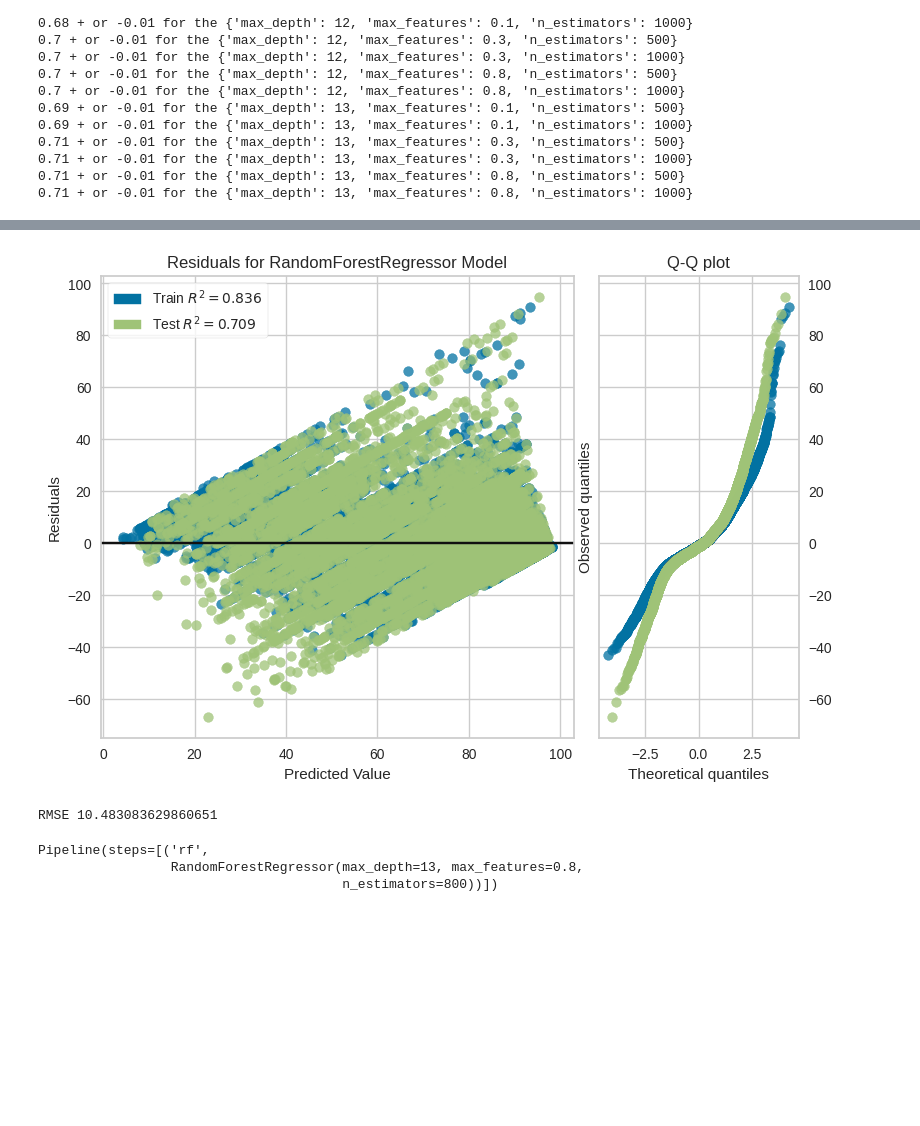
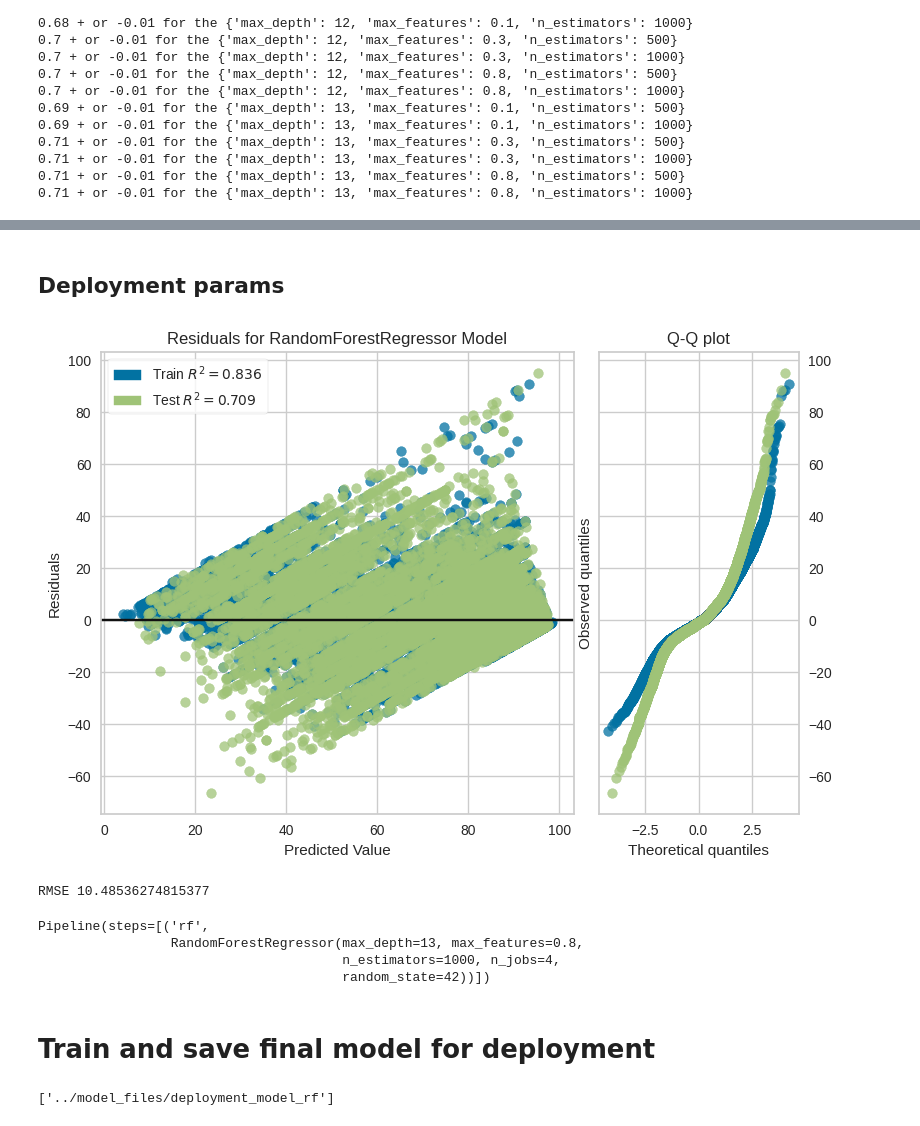
Before and after one commit to georgetown-analytics/student-outcomes, a Jupyter notebook: 4_Modeling/model1.ipynb, the cells around one changed output, grey strips where cells are left out. Cells and saved outputs as stored; diff of their text form; code cells hidden in the pictures; blank space fills up the shorter version.

```diff
--- a/4_Modeling/model1.ipynb
+++ b/4_Modeling/model1.ipynb
@@ -235,11 +243,12 @@ Best parameters are: {'mlpr__activation': 'logistic', 'mlpr__alpha': 0.0001, 'ml
 0.69 + or -0.01 for the {'mlpr__activation': 'relu', 'mlpr__alpha': 0.0002, 'mlpr__hidden_layer_sizes': (100,), 'mlpr__solver': 'adam'}
 # %%
 pipe_mlpr = Pipeline(steps=[("scale", std_scaler),
-                            ("mlpr", MLPRegressor(activation='logistic', alpha=0.0002, hidden_layer_sizes=(100,), solver='sgd', max_iter=1000, random_state=42))])
+                            ("mlpr", MLPRegressor(activation='logistic',
+                                                  alpha=0.0002, hidden_layer_sizes=(100,),
+                                                  solver='sgd', max_iter=1000, random_state=42))])
+
+
 make_residual_plot_and_print_rmse(Xtrain, ytrain, Xtest, ytest, pipe_mlpr)
-# Save our best model for deployment
-pipe_mlpr.fit(Xtrain,ytrain)
-joblib.dump(pipe_mlpr,"../model_files/deployment_model_mlpr")
 # %% [output]
 [figure]
 RMSE 10.748302837507039
@@ -247,12 +272,13 @@ RMSE 10.748302837507039
 # %% [markdown]
 # Adaboost
 # %%
-pipe_adar = AdaBoostRegressor(base_estimator=DecisionTreeRegressor(random_state=42))
+pipe_adar = AdaBoostRegressor(
+    base_estimator=DecisionTreeRegressor(random_state=42))
 
 param_grid = {'n_estimators': [800],
-              'base_estimator__max_features': [0.3,0.9],
-               'base_estimator__max_depth': [9,11],
-              'learning_rate': [0.1,0.2],
+              'base_estimator__max_features': [0.3, 0.9],
+              'base_estimator__max_depth': [9, 11],
+              'learning_rate': [0.1, 0.2],
               'loss': ['exponential']}
 
 
@@ -274,6 +300,7 @@ else:
     )
     clf.fit(Xtrain, ytrain)
     joblib.dump(clf, local_model_path)
-    append_to_model_params_log("Minimal Features - AdaBoostRegressor", clf.best_params_)
+    append_to_model_params_log(
+        "Minimal Features - AdaBoostRegressor", clf.best_params_)
 # %%
 display_grid_results(clf)
@@ -304,9 +333,9 @@ Pipeline(steps=[('ada',
 # %%
 pipe_rf = RandomForestRegressor(random_state=42)
 
-param_grid = {'n_estimators': [500,1000],
-              'max_features': [0.1,0.3,0.8],
-               'max_depth': [11,12,13],
+param_grid = {'n_estimators': [500, 1000],
+              'max_features': [0.1, 0.3, 0.8],
+              'max_depth': [11, 12, 13],
               }
 
 
@@ -328,4 +357,5 @@ else:
     )
     clf.fit(Xtrain, ytrain)
     joblib.dump(clf, local_model_path)
-    append_to_model_params_log("Minimal Features - RandomForestRegressor", clf.best_params_)
+    append_to_model_params_log(
+        "Minimal Features - RandomForestRegressor", clf.best_params_)
@@ -372,9 +501,21 @@ Best parameters are: {'max_depth': 13, 'max_features': 0.8, 'n_estimators': 1000
+# %% [markdown]
+## Deployment params
 # %%
-pipe_rf = Pipeline(steps=[("rf", RandomForestRegressor(max_depth=13, max_features=0.8, n_estimators=800))])
+pipe_rf = Pipeline(steps=[("rf", RandomForestRegressor(
+    max_depth=13, max_features=0.8, n_estimators=1000,n_jobs=4,random_state=42))])
 make_residual_plot_and_print_rmse(Xtrain, ytrain, Xtest, ytest, pipe_rf)
 # %% [output]
-[figure, old version]
+[figure, new version]
-RMSE 10.483083629860651
+RMSE 10.48536274815377
 Pipeline(steps=[('rf',
                  RandomForestRegressor(max_depth=13, max_features=0.8,
-                                       n_estimators=800))])
+                                       n_estimators=1000, n_jobs=4,
+                                       random_state=42))])
+# %% [markdown]
+# Train and save final model for deployment
+# %%
+# Save our best model for deployment
+pipe_rf.fit(Xtrain, ytrain)
+joblib.dump(pipe_rf, "../model_files/deployment_model_rf",compress=8)
+# %% [output]
+['../model_files/deployment_model_rf']
```
Also changed, not shown: parts of 24 cells of this notebook, 7 other files.
